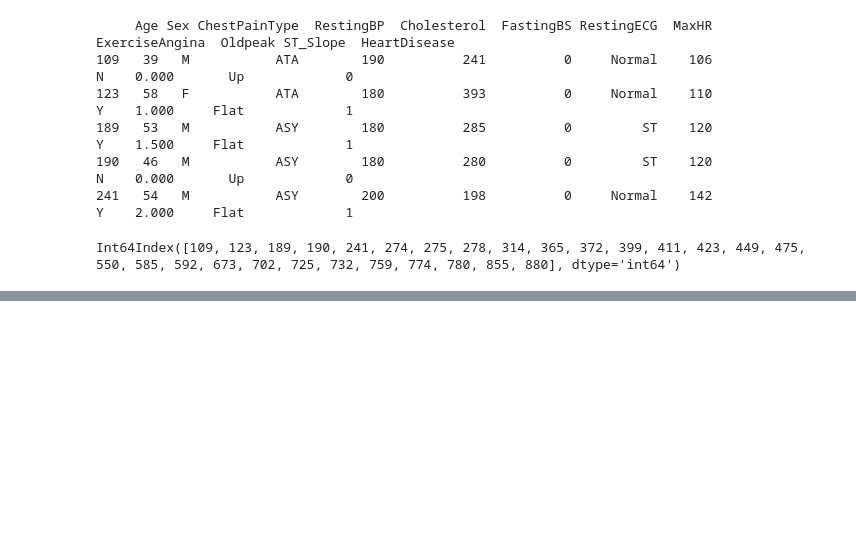
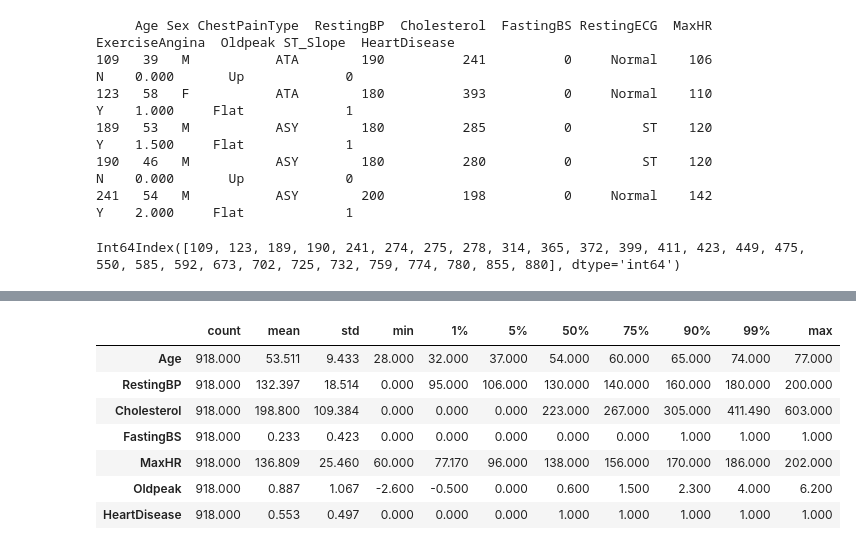
Before and after one commit to inci-bakimci/heart-disease-prediction, a Jupyter notebook: feature_engineering.ipynb, the cells around one changed output, grey strips where cells are left out. Saved outputs shown, nothing was run; the diff lists cells and outputs as text; code cells hidden in the pictures; blank space fills up the shorter version.

```diff
--- a/feature_engineering.ipynb
+++ b/feature_engineering.ipynb
@@ -291,0 +479,11 @@ Int64Index([109, 123, 189, 190, 241, 274, 275, 278, 314, 365, 372, 399, 411, 423
+# %%
+df.describe([0.01, 0.05, 0.75, 0.90, 0.99]).T
+# %% [output]
+|  | count | mean | std | min | 1% | 5% | 50% | 75% | 90% | 99% | max |
+| Age | 918.000 | 53.511 | 9.433 | 28.000 | 32.000 | 37.000 | 54.000 | 60.000 | 65.000 | 74.000 | 77.000 |
+| RestingBP | 918.000 | 132.397 | 18.514 | 0.000 | 95.000 | 106.000 | 130.000 | 140.000 | 160.000 | 180.000 | 200.000 |
+| Cholesterol | 918.000 | 198.800 | 109.384 | 0.000 | 0.000 | 0.000 | 223.000 | 267.000 | 305.000 | 411.490 | 603.000 |
+| FastingBS | 918.000 | 0.233 | 0.423 | 0.000 | 0.000 | 0.000 | 0.000 | 0.000 | 1.000 | 1.000 | 1.000 |
+| MaxHR | 918.000 | 136.809 | 25.460 | 60.000 | 77.170 | 96.000 | 138.000 | 156.000 | 170.000 | 186.000 | 202.000 |
+| Oldpeak | 918.000 | 0.887 | 1.067 | -2.600 | -0.500 | 0.000 | 0.600 | 1.500 | 2.300 | 4.000 | 6.200 |
+| HeartDisease | 918.000 | 0.553 | 0.497 | 0.000 | 0.000 | 0.000 | 1.000 | 1.000 | 1.000 | 1.000 | 1.000 |
```
Also changed, not shown: parts of 25 cells of this notebook.
